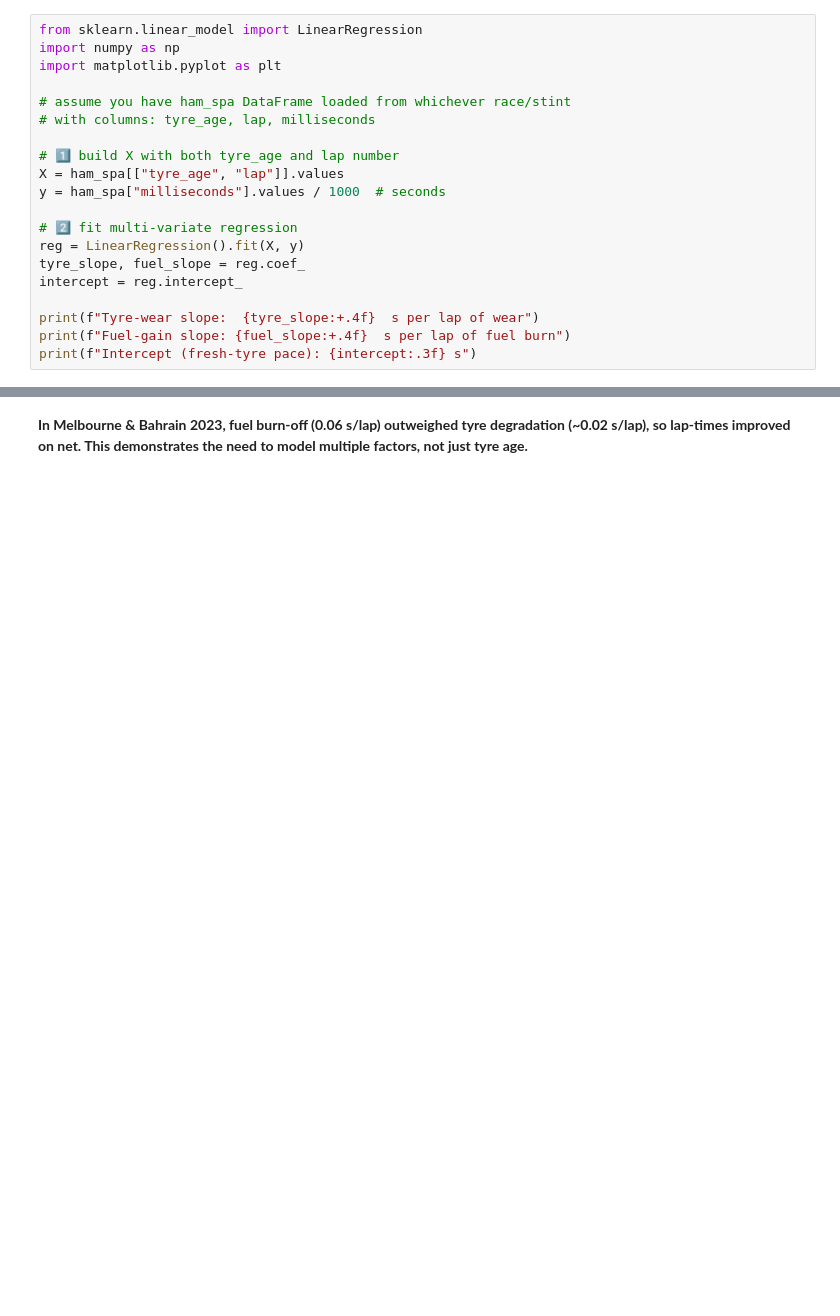
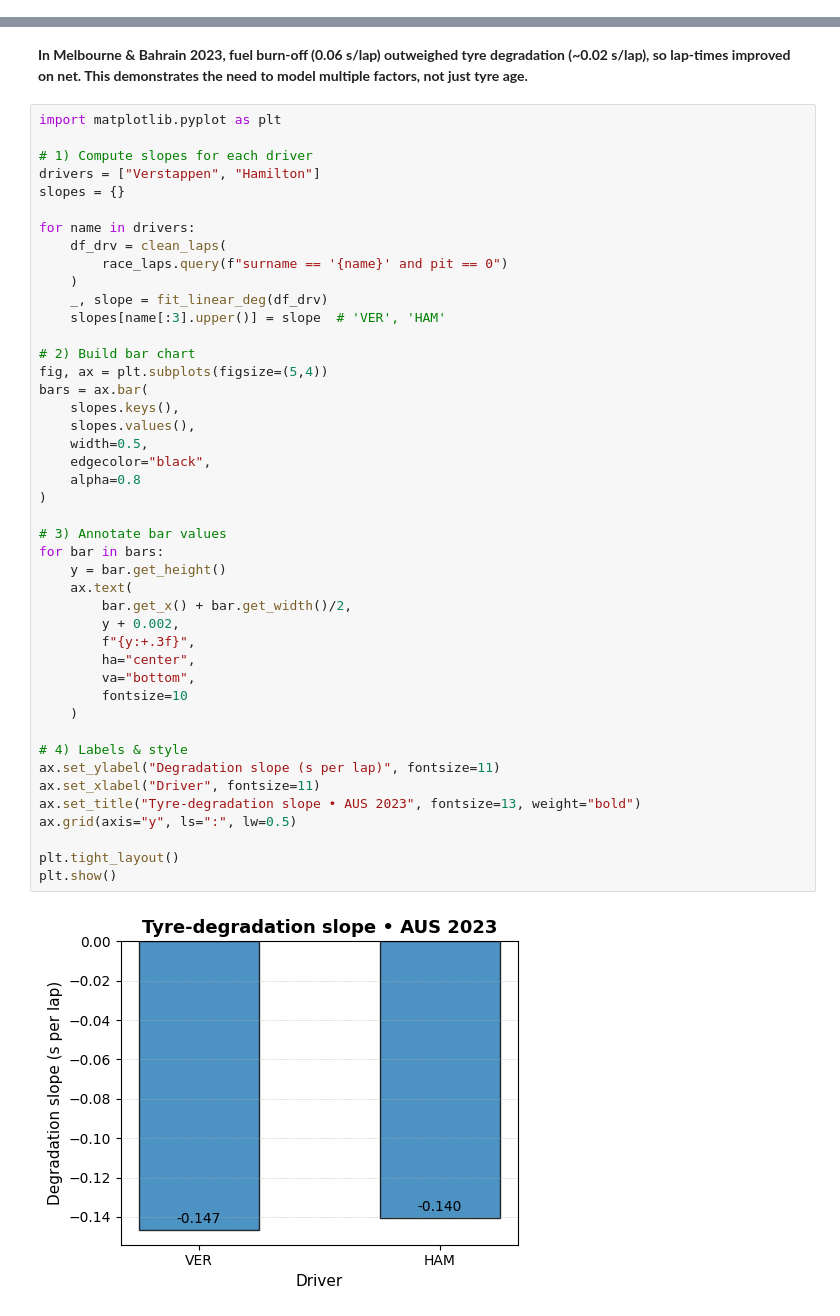
Before and after one commit to ojhasdhruv/Race-Insights, a Jupyter notebook: notebooks/2023-aus_gp_tyredeg_kaggle.ipynb, the cells around one changed output, grey strips where cells are left out. Cells and saved outputs as stored; diff of their text form; blank space fills up the shorter version.

```diff
--- a/notebooks/2023-aus_gp_tyredeg_kaggle.ipynb
+++ b/notebooks/2023-aus_gp_tyredeg_kaggle.ipynb
@@ -383,20 +344,0 @@ Undercut pays after inf laps
-# %%
-from sklearn.linear_model import LinearRegression
-import numpy as np
-import matplotlib.pyplot as plt
-
-# assume you have ham_spa DataFrame loaded from whichever race/stint
-# with columns: tyre_age, lap, milliseconds
-
-# 1️⃣ build X with both tyre_age and lap number
-X = ham_spa[["tyre_age", "lap"]].values
-y = ham_spa["milliseconds"].values / 1000  # seconds
-
-# 2️⃣ fit multi-variate regression
-reg = LinearRegression().fit(X, y)
-tyre_slope, fuel_slope = reg.coef_
-intercept = reg.intercept_
-
-print(f"Tyre-wear slope:  {tyre_slope:+.4f}  s per lap of wear")
-print(f"Fuel-gain slope: {fuel_slope:+.4f}  s per lap of fuel burn")
-print(f"Intercept (fresh‐tyre pace): {intercept:.3f} s")
@@ -554,3 +492,49 @@ plt.show()
 [figure]
 # %% [markdown]
 **In Melbourne & Bahrain 2023, fuel burn-off (0.06 s/lap) outweighed tyre degradation (~0.02 s/lap), so lap-times improved on net. This demonstrates the need to model multiple factors, not just tyre age.**
+# %%
+import matplotlib.pyplot as plt
+
+# 1) Compute slopes for each driver
+drivers = ["Verstappen", "Hamilton"]
+slopes = {}
+
+for name in drivers:
+    df_drv = clean_laps(
+        race_laps.query(f"surname == '{name}' and pit == 0")
+    )
+    _, slope = fit_linear_deg(df_drv)
+    slopes[name[:3].upper()] = slope  # 'VER', 'HAM'
+
+# 2) Build bar chart
+fig, ax = plt.subplots(figsize=(5,4))
+bars = ax.bar(
+    slopes.keys(),
+    slopes.values(),
+    width=0.5,
+    edgecolor="black",
+    alpha=0.8
+)
+
+# 3) Annotate bar values
+for bar in bars:
+    y = bar.get_height()
+    ax.text(
+        bar.get_x() + bar.get_width()/2,
+        y + 0.002,
+        f"{y:+.3f}",
+        ha="center",
+        va="bottom",
+        fontsize=10
+    )
+
+# 4) Labels & style
+ax.set_ylabel("Degradation slope (s per lap)", fontsize=11)
+ax.set_xlabel("Driver", fontsize=11)
+ax.set_title("Tyre-degradation slope • AUS 2023", fontsize=13, weight="bold")
+ax.grid(axis="y", ls=":", lw=0.5)
+
+plt.tight_layout()
+plt.show()
+# %% [output]
+[figure, added]
```
Also changed, not shown: parts of 6 cells of this notebook.
